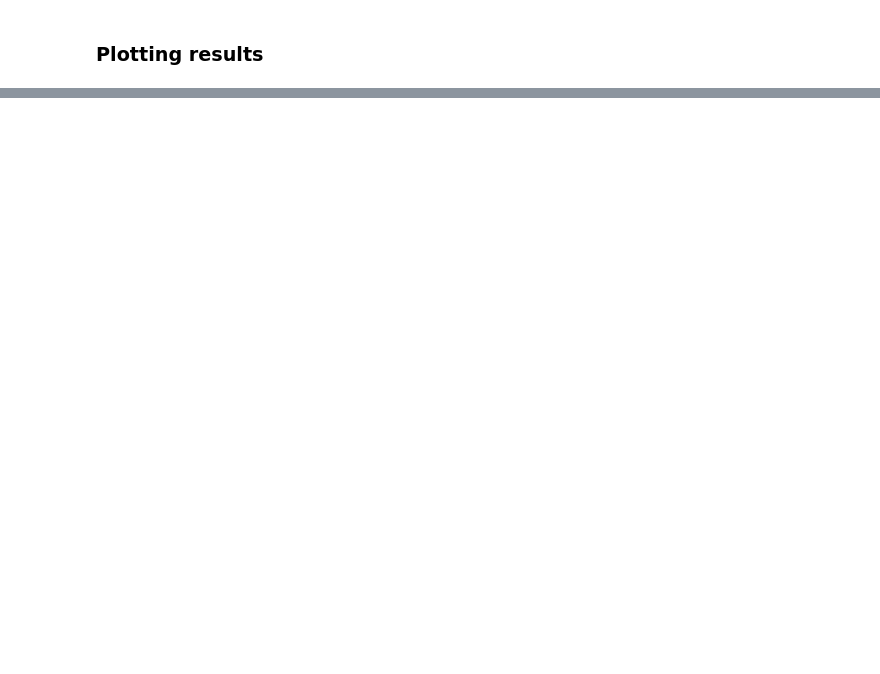
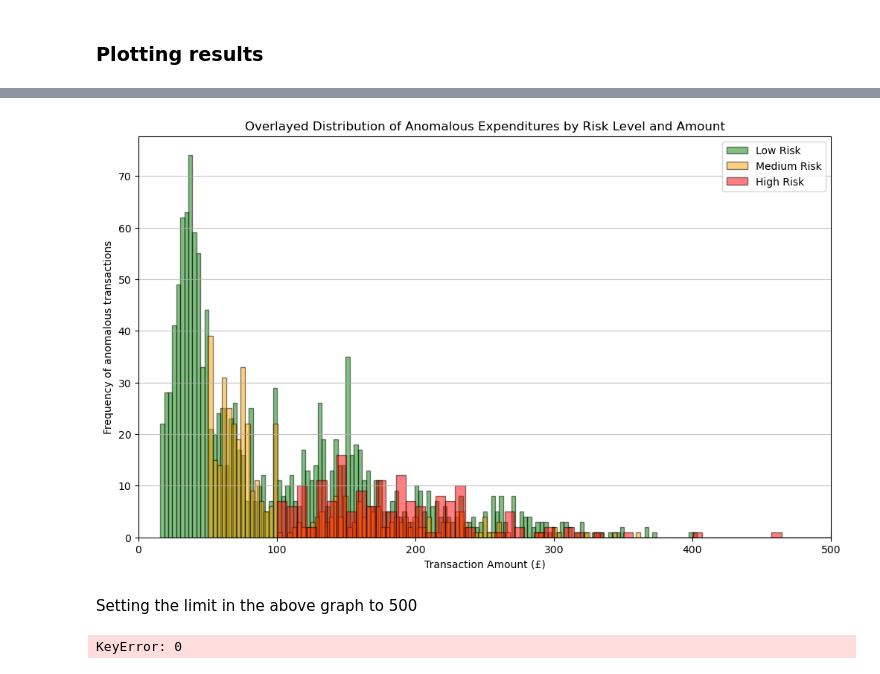
Before and after one commit to UoB-DSMP-2023-24/dsmp-2024-group27, a Jupyter notebook: AnomalyDetection/AnomalyDetection-Dataset2-Final .ipynb, the cells around one changed output, grey strips where cells are left out. Drawn from its saved outputs; the diff is of its cells as text; code cells hidden in the pictures; blank space fills up the shorter version.

```diff
--- a/AnomalyDetection/AnomalyDetection-Dataset2-Final .ipynb
+++ b/AnomalyDetection/AnomalyDetection-Dataset2-Final .ipynb
@@ -681,0 +547,37 @@ Name: Datetime, Length: 45839, dtype: object
+# %%
+plt.figure(figsize=(12, 7))  # Set the figure size
+
+# Histogram for Low Risk Transactions
+plt.hist(low_risk_expenditures['Amount'], bins=1000, color='green', edgecolor='black', alpha=0.5, label='Low Risk')
+
+# Histogram for Medium Risk Transactions
+plt.hist(medium_risk_expenditures['Amount'], bins=1000, color='orange', edgecolor='black', alpha=0.5, label='Medium Risk')
+
+# Histogram for High Risk Transactions
+plt.hist(high_risk_expenditures['Amount'], bins=1700, color='red', edgecolor='black', alpha=0.5, label='High Risk')
+
+# Titles and labels
+plt.title('Overlayed Distribution of Anomalous Expenditures by Risk Level and Amount')
+plt.xlabel('Transaction Amount (£)')
+plt.ylabel('Frequency of anomalous transactions')
+plt.xlim(0, 500)  # Assuming you want to keep the same x-axis limit as before
+plt.grid(axis='y', alpha=0.75)
+
+# Legend
+plt.legend(loc='upper right')
+
+# Show the plot
+plt.show()
+# %% [output]
+[figure, added]
+# %% [markdown]
+Setting the limit in the above graph to 500
+# %%
+import datetime
+given_date = expenditures_training_df['Datetime'][0]
+formated_date = datetime.datetime.strptime(given_date,"%m/%d/%Y, %H:%M:%S")
+Unix_timestamp = datetime.datetime.timestamp(formated_date)
+print("The Unix timestamp for the given input date is:")
+print(Unix_timestamp)
+# %% [output]
+KeyError: 0
```
Also changed, not shown: parts of 47 cells of this notebook, 3 other files.
